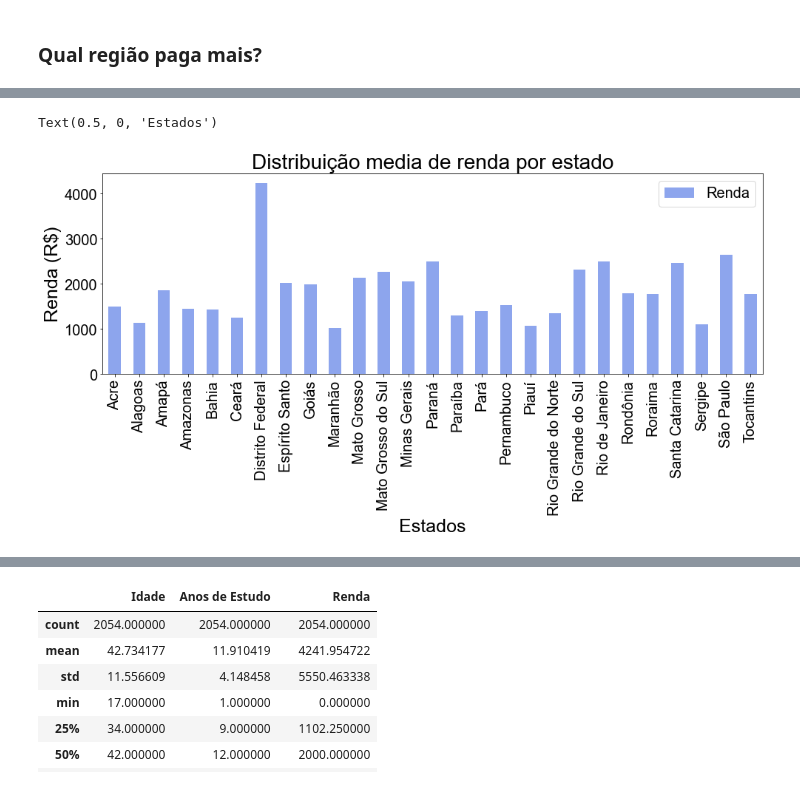
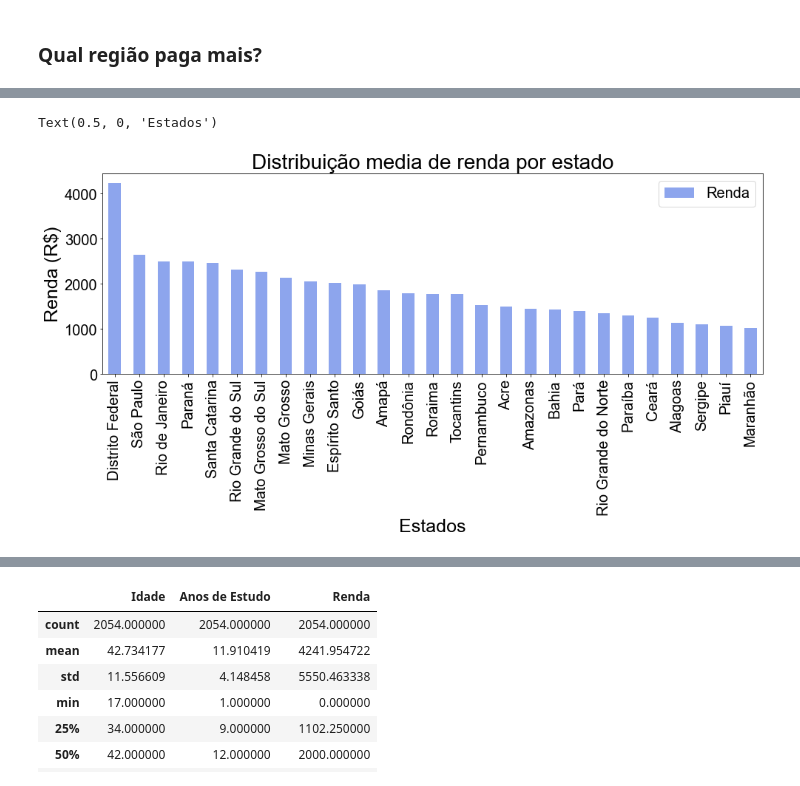
Before and after one commit to Marcus-Bernard0/Data-Science-projects, a Jupyter notebook: 1 - Projeto PNAD/Projeto.ipynb, the cells around one changed output, grey strips where cells are left out. Cells and saved outputs as stored; diff of their text form; code cells hidden in the pictures.

```diff
--- a/1 - Projeto PNAD/Projeto.ipynb
+++ b/1 - Projeto PNAD/Projeto.ipynb
@@ -440,5 +443,5 @@ ax.figure.savefig('cor.png')
 # %% [markdown]
 ### Qual região paga mais?
 # %%
-regiao = dados.groupby(['UF']).Renda.mean().to_frame()
-regiao
+dfRegiao = dados.groupby(['UF']).Renda.mean().to_frame()
+dfRegiao.sort_values(by=['Renda'], inplace= True, ascending= False)
@@ -464,10 +469,10 @@ regiao
 # %%
 
-ax = regiao.plot.bar(color = 'royalblue', alpha = .6)#Configurações e plotagem
+ax = dfRegiao.plot.bar(color = 'royalblue', alpha = .6)#Configurações e plotagem
 ax.figure.set_size_inches(16, 5)
 ax.set_title('Distribuição media de renda por estado', {'fontsize' : 28}) #título
 ax.set_ylabel('Renda (R$)', {'fontsize' : 25})
 ax.set_xlabel('Estados', {'fontsize' : 25})
 # %% [output]
 Text(0.5, 0, 'Estados')
-[figure, old version]
+[figure, new version]
```
Also changed, not shown: parts of 29 cells of this notebook, 2 other files.
